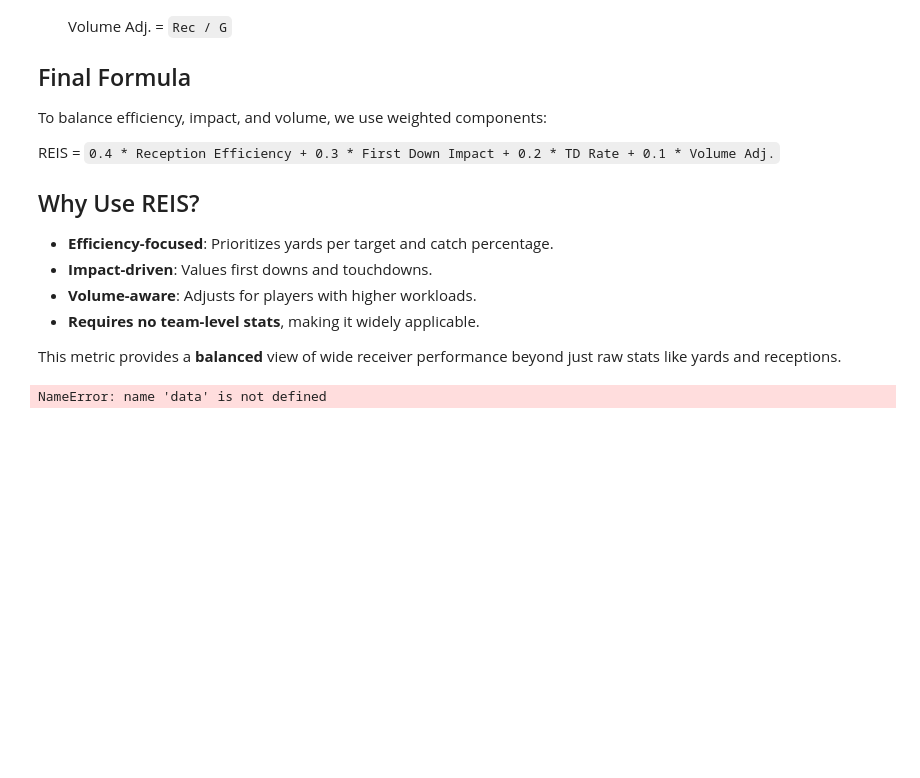
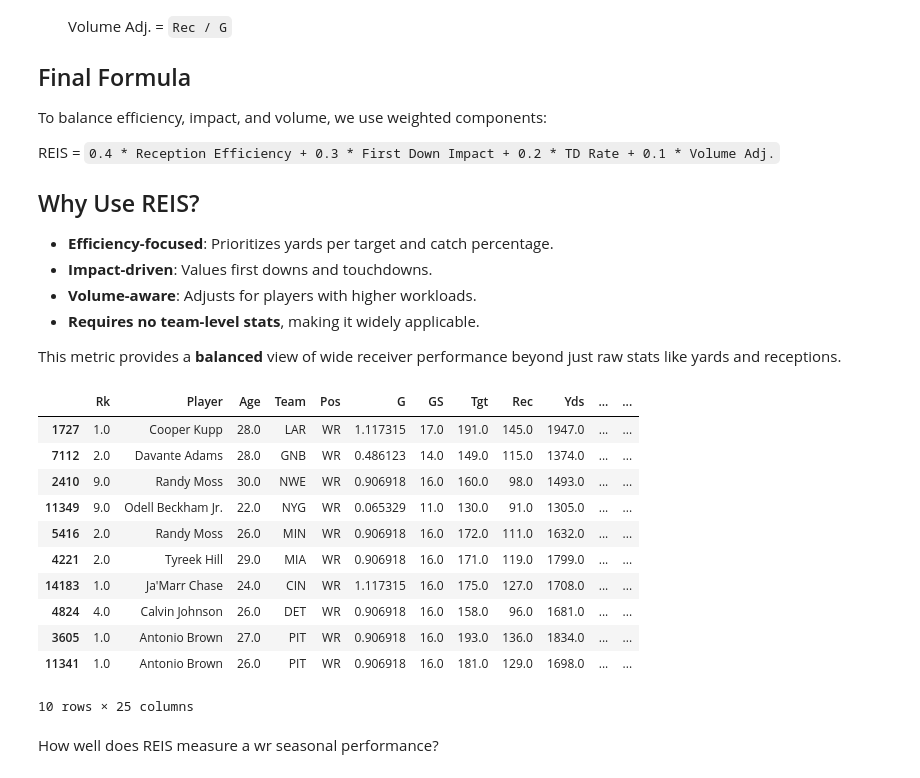
Before and after one commit to vidmt/msas-project, a Jupyter notebook: nfl_combine_analysis.ipynb, the cells around one changed output. Cells and saved outputs as stored; diff of their text form; code cells hidden in the pictures; blank space fills up the shorter version.

```diff
--- a/nfl_combine_analysis.ipynb
+++ b/nfl_combine_analysis.ipynb
@@ -273,7 +143,50 @@ REIS = `0.4 * Reception Efficiency + 0.3 * First Down Impact + 0.2 * TD Rate + 0
 - **Requires no team-level stats**, making it widely applicable.
 
 This metric provides a **balanced** view of wide receiver performance beyond just raw stats like yards and receptions.
-# %%
-data
-# %% [output]
-NameError: name 'data' is not defined
+# %%
+from sklearn.preprocessing import StandardScaler
+
+std_nfl = nfl.copy()
+features = ['Y/G', 'R/G', 'Y/R', 'TD/G', 'G']
+
+std_nfl['TD/G'] = std_nfl['TD'] / std_nfl['G']
+
+
+scaler = StandardScaler()
+std_nfl[features] = scaler.fit_transform(std_nfl[features])
+
+# Weights for each standardized stat
+weights = {
+    'Y/G': 0.40,
+    'R/G': 0.20,
+    'Y/R': 0.10,
+    'TD/G': 0.20,
+    'G': 0.10
+}
+
+
+std_nfl['RPI'] = (
+    (weights['Y/G'] * std_nfl['Y/G']) +
+    (weights['R/G'] * std_nfl['R/G']) +
+    (weights['Y/R'] * std_nfl['Y/R']) +
+    (weights['TD/G'] * std_nfl['TD/G']) +
+    (weights['G'] * std_nfl['G'])
+)
+
+# Show the top 20 players
+std_nfl.sort_values('RPI', ascending=False).head(10)
+# %% [output]
+|  | Rk | Player | Age | Team | Pos | G | GS | Tgt | Rec | Yds | ... | ... |
+| 1727 | 1.0 | Cooper Kupp | 28.0 | LAR | WR | 1.117315 | 17.0 | 191.0 | 145.0 | 1947.0 | ... | ... |
+| 7112 | 2.0 | Davante Adams | 28.0 | GNB | WR | 0.486123 | 14.0 | 149.0 | 115.0 | 1374.0 | ... | ... |
+| 2410 | 9.0 | Randy Moss | 30.0 | NWE | WR | 0.906918 | 16.0 | 160.0 | 98.0 | 1493.0 | ... | ... |
+| 11349 | 9.0 | Odell Beckham Jr. | 22.0 | NYG | WR | 0.065329 | 11.0 | 130.0 | 91.0 | 1305.0 | ... | ... |
+| 5416 | 2.0 | Randy Moss | 26.0 | MIN | WR | 0.906918 | 16.0 | 172.0 | 111.0 | 1632.0 | ... | ... |
+| 4221 | 2.0 | Tyreek Hill | 29.0 | MIA | WR | 0.906918 | 16.0 | 171.0 | 119.0 | 1799.0 | ... | ... |
+| 14183 | 1.0 | Ja'Marr Chase | 24.0 | CIN | WR | 1.117315 | 16.0 | 175.0 | 127.0 | 1708.0 | ... | ... |
+| 4824 | 4.0 | Calvin Johnson | 26.0 | DET | WR | 0.906918 | 16.0 | 158.0 | 96.0 | 1681.0 | ... | ... |
+| 3605 | 1.0 | Antonio Brown | 27.0 | PIT | WR | 0.906918 | 16.0 | 193.0 | 136.0 | 1834.0 | ... | ... |
+| 11341 | 1.0 | Antonio Brown | 26.0 | PIT | WR | 0.906918 | 16.0 | 181.0 | 129.0 | 1698.0 | ... | ... |
+10 rows × 25 columns
+# %% [markdown]
+How well does REIS measure a wr seasonal performance?
```
Also changed, not shown: parts of 24 cells of this notebook, 14 other files.
